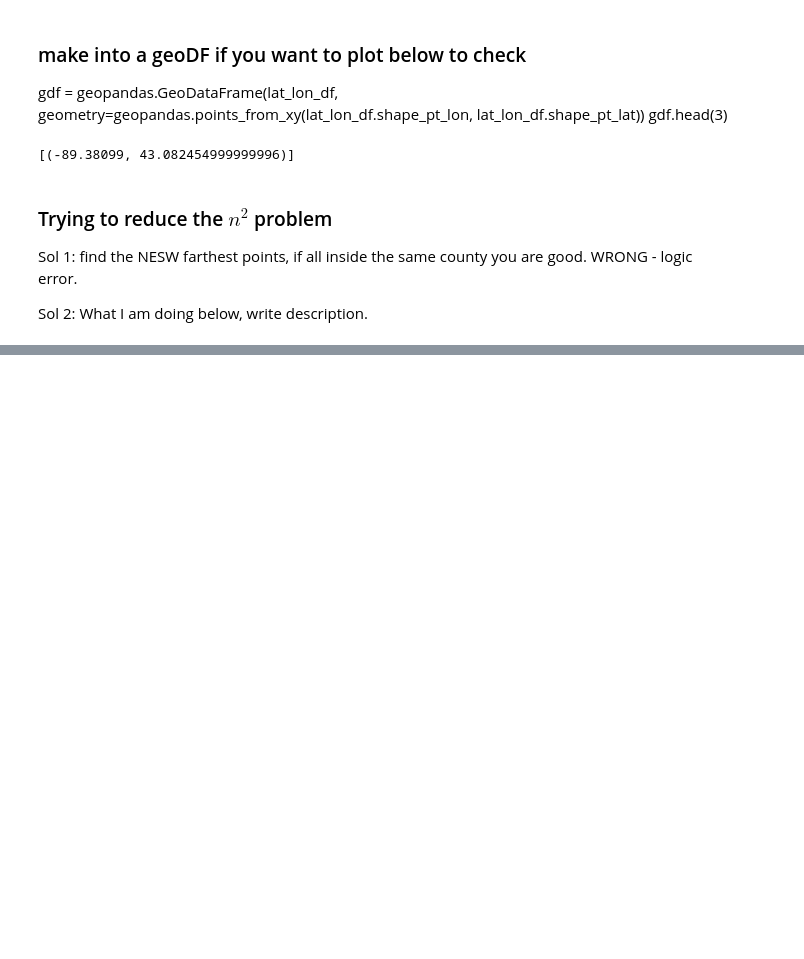
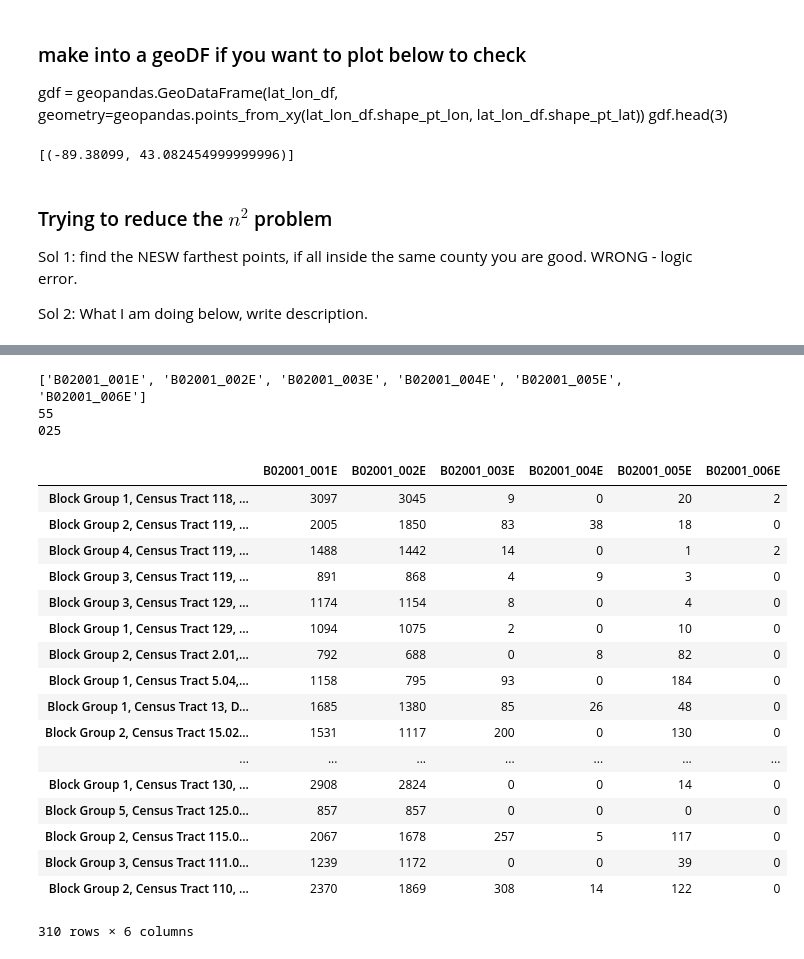
Before and after one commit to wisc-bus/simulator, a Jupyter notebook: CensusData_DevNotebook_TestFeatures.ipynb, the cells around one changed output, grey strips where cells are left out. Drawn from its saved outputs; the diff is of its cells as text; code cells hidden in the pictures; blank space fills up the shorter version.

Commit message:
adding in query for getting demographics given counties list

```diff
--- a/CensusData_DevNotebook_TestFeatures.ipynb
+++ b/CensusData_DevNotebook_TestFeatures.ipynb
@@ -119,0 +241,2 @@ Dane  = Starting County
+# %%
+counties = {'55':['025']}
@@ -119,0 +255,43 @@ Dane  = Starting County
+# %%
+# these races are "alone" as in counts for "white alone", everything else is in 'multiple'.
+Demographics_acs5_2019 = {
+    'Race':{'Total':'B02001_001E',
+            'White alone':'B02001_002E', 'Black or African American alone':'B02001_003E',
+            'American Indian and Alaska Native alone':'B02001_004E', 'Asian alone':'B02001_005E',
+            'Native Hawaiian and Other Pacific Islander alone':'B02001_006E'}}
+# %%
+Race = [Demographics_acs5_2019['Race'][key] for key in Demographics_acs5_2019['Race']]
+print(Race)
+for state in counties:
+    print(state)
+    for county in counties[state]:
+        print(county)
+        RaceInformation = censusdata.download('acs5', 2015,
+            censusdata.censusgeo([('state', state), ('county', county), ('block group', '*')]),
+                                     Race)
+
+#print(RaceInformation)
+RaceInformation.rename(Demographics_acs5_2019['Race'], inplace=True)
+RaceInformation
+# %% [output]
+['B02001_001E', 'B02001_002E', 'B02001_003E', 'B02001_004E', 'B02001_005E', 'B02001_006E']
+55
+025
+|  | B02001_001E | B02001_002E | B02001_003E | B02001_004E | B02001_005E | B02001_006E |
+| Block Group 1, Census Tract 118, ... | 3097 | 3045 | 9 | 0 | 20 | 2 |
+| Block Group 2, Census Tract 119, ... | 2005 | 1850 | 83 | 38 | 18 | 0 |
+| Block Group 4, Census Tract 119, ... | 1488 | 1442 | 14 | 0 | 1 | 2 |
+| Block Group 3, Census Tract 119, ... | 891 | 868 | 4 | 9 | 3 | 0 |
+| Block Group 3, Census Tract 129, ... | 1174 | 1154 | 8 | 0 | 4 | 0 |
+| Block Group 1, Census Tract 129, ... | 1094 | 1075 | 2 | 0 | 10 | 0 |
+| Block Group 2, Census Tract 2.01,... | 792 | 688 | 0 | 8 | 82 | 0 |
+| Block Group 1, Census Tract 5.04,... | 1158 | 795 | 93 | 0 | 184 | 0 |
+| Block Group 1, Census Tract 13, D... | 1685 | 1380 | 85 | 26 | 48 | 0 |
+| Block Group 2, Census Tract 15.02... | 1531 | 1117 | 200 | 0 | 130 | 0 |
+| ... | ... | ... | ... | ... | ... | ... |
+| Block Group 1, Census Tract 130, ... | 2908 | 2824 | 0 | 0 | 14 | 0 |
+| Block Group 5, Census Tract 125.0... | 857 | 857 | 0 | 0 | 0 | 0 |
+| Block Group 2, Census Tract 115.0... | 2067 | 1678 | 257 | 5 | 117 | 0 |
+| Block Group 3, Census Tract 111.0... | 1239 | 1172 | 0 | 0 | 39 | 0 |
+| Block Group 2, Census Tract 110, ... | 2370 | 1869 | 308 | 14 | 122 | 0 |
+310 rows × 6 columns
```
Also changed, not shown: parts of 23 cells of this notebook.
